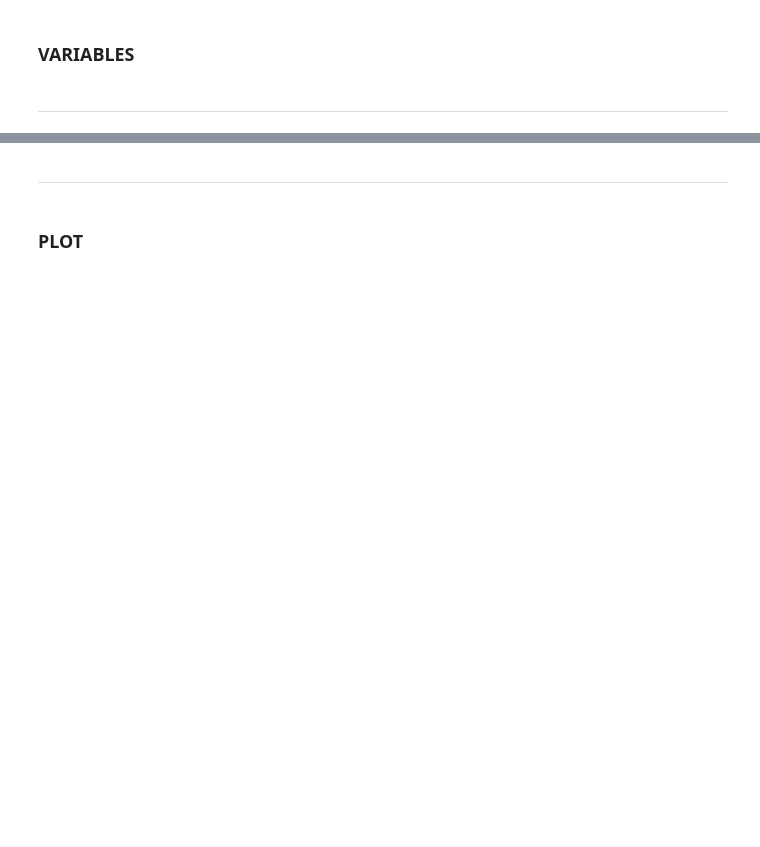
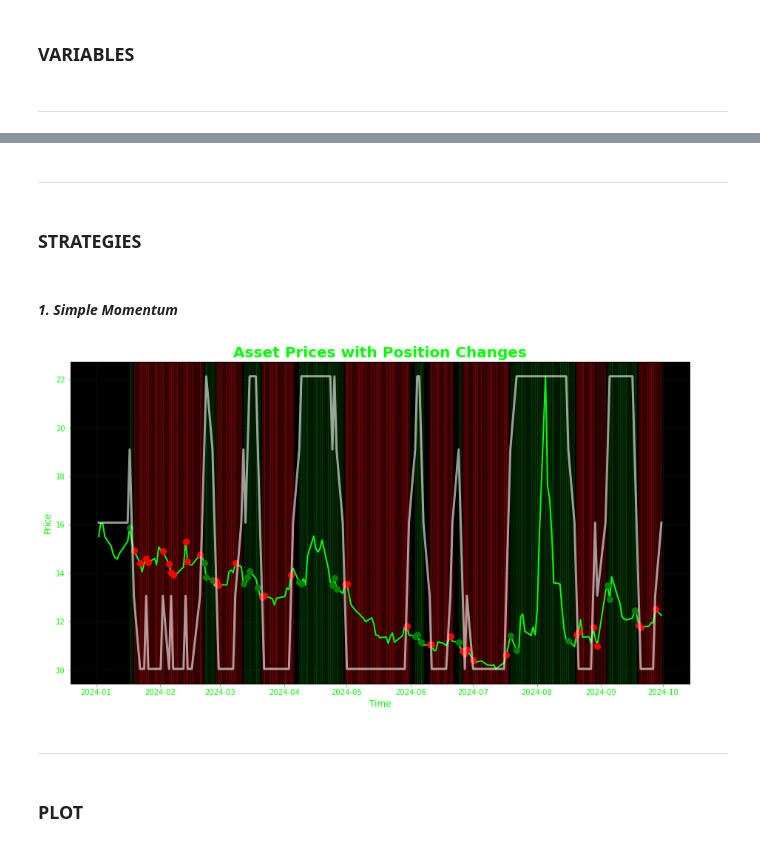
Before and after one commit to oscarwoodi/Mascar-Capital, a Jupyter notebook: Systematic/research/vix.ipynb, the cells around one changed output, grey strips where cells are left out. Saved outputs shown, nothing was run; the diff lists cells and outputs as text; code cells hidden in the pictures; blank space fills up the shorter version.

Commit message:
simple vix momentum

```diff
--- a/Systematic/research/vix.ipynb
+++ b/Systematic/research/vix.ipynb
@@ -45,0 +79,67 @@ sample_df = sample_df[FEATURE]
+# %% [markdown]
+___
+# %% [markdown]
+### STRATEGIES
+# %% [markdown]
+#### *1. Simple Momentum*
+# %%
+# Get signals from strategy module
+signals = simple_momentum_1(df, 100, 10)
+
+# Plot
+# Create a figure and axis
+fig, ax = plt.subplots(figsize=(15, 8))
+
+# Set the background color for the plot
+ax.set_facecolor('black')
+
+# Plot asset prices
+ax.plot(sample_df['Close'], color='#00FF00', linewidth=2, label='Asset Price')  # Green line for asset price
+
+# Get the positions
+positions = signals
+
+# Get indices where the position changes
+changes = positions.diff().ne(0)  # True where there is a change in position
+indices = positions[changes].index
+
+# Iterate over the indices to place markers and shading
+for i in range(len(positions) - 1):
+    if positions.iloc[i] > 0:
+            ax.axvspan(sample_df.index[i], sample_df.index[i + 1], color='green', alpha=0.2)  # Green shaded area for long positions
+    elif positions.iloc[i] < 0:
+        ax.axvspan(sample_df.index[i], sample_df.index[i + 1], color='red', alpha=0.2)  # Red shaded area for short positions
+
+    # Plot markers for position changes
+    if changes.iloc[i]:
+        if positions.iloc[i] > 0:
+            ax.plot(sample_df.index[i], sample_df['Close'].iloc[i], 'o', color='green', markersize=8, label='Buy' if i == indices[0] else "")  # Green for buy
+        elif positions.iloc[i] < 0:
+            ax.plot(sample_df.index[i], sample_df['Close'].iloc[i], 'o', color='red', markersize=8, label='Sell' if i == indices[0] else "")  # Red for sell
+
+# Set title, labels, and grid
+ax.set_title("Asset Prices with Position Changes", fontsize=20, color='#00FF00', fontweight='bold')
+ax.set_xlabel("Time", fontsize=12, color='#00FF00')
+ax.set_ylabel("Price", fontsize=12, color='#00FF00')
+
+# Change x and y ticks color to green
+ax.tick_params(axis='x', colors='#00FF00')
+ax.tick_params(axis='y', colors='#00FF00')
+
+# Add grid with green lines
+ax.grid(color='#004400', linestyle='--', linewidth=0.5)
+
+# Create a secondary axis for total position size
+ax2 = ax.twinx()
+
+# Plot total position size on ax2
+ax2.plot(positions, color='white', linewidth=3, linestyle='-', label='Position Size', alpha=0.6)
+
+# Set labels and ticks for ax2
+ax2.set_ylabel("Position Size", fontsize=12, color='white')
+ax2.tick_params(axis='y', colors='white')
+
+# Display the plot
+plt.show()
+# %% [output]
+[figure, added]
```
Also changed, not shown: parts of 7 cells of this notebook.
